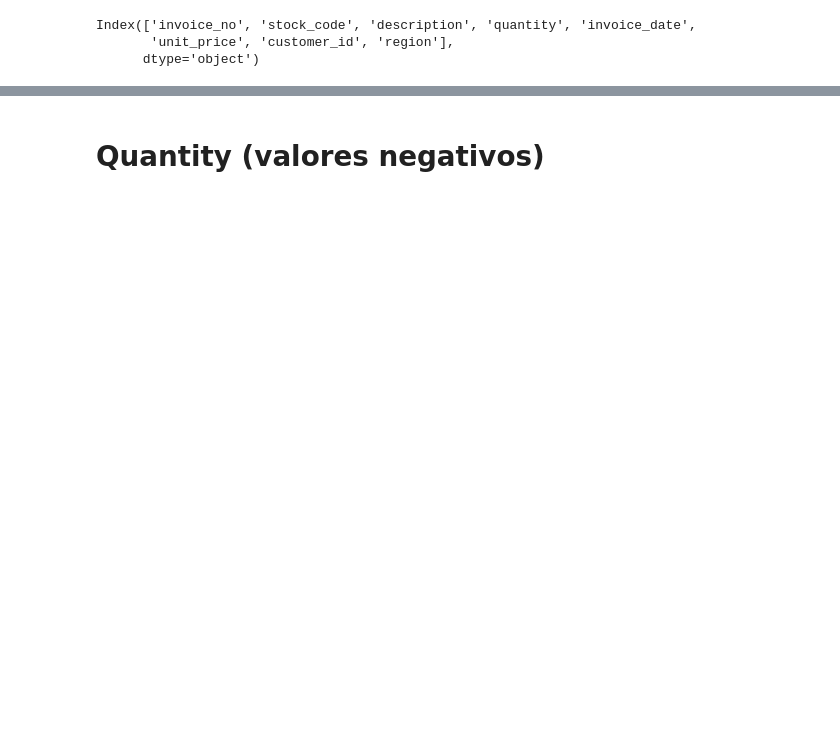
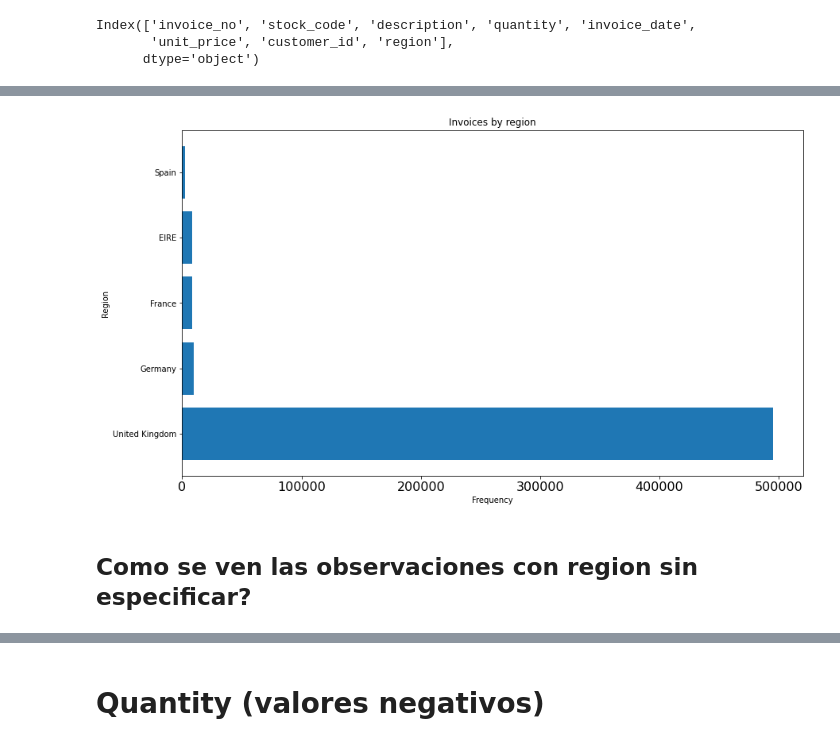
Before and after one commit to shimapi/hackathon-tripleten, a Jupyter notebook: notebook/EDA.ipynb, the cells around one changed output, grey strips where cells are left out. Saved outputs shown, nothing was run; the diff lists cells and outputs as text; code cells hidden in the pictures; blank space fills up the shorter version.

```diff
--- a/notebook/EDA.ipynb
+++ b/notebook/EDA.ipynb
@@ -77,0 +130,3 @@ Index(['invoice_no', 'stock_code', 'description', 'quantity', 'invoice_date',
+# %%
+trans_by_region = df_online_retail.region.value_counts().sort_values(ascending=False)
+trans_by_region
@@ -77,0 +151,13 @@ Index(['invoice_no', 'stock_code', 'description', 'quantity', 'invoice_date',
+# %%
+plt.figure(figsize=(14, 8))
+plt.barh(trans_by_region.head().index, trans_by_region.head().values)
+plt.title('Invoices by region')
+plt.ylabel('Region')
+plt.xlabel('Frequency')
+#plt.xscale('log')
+plt.xticks(fontsize=16)
+plt.show()
+# %% [output]
+[figure, added]
+# %% [markdown]
+## Como se ven las observaciones con region sin especificar?
```
Also changed, not shown: parts of 47 cells of this notebook.
